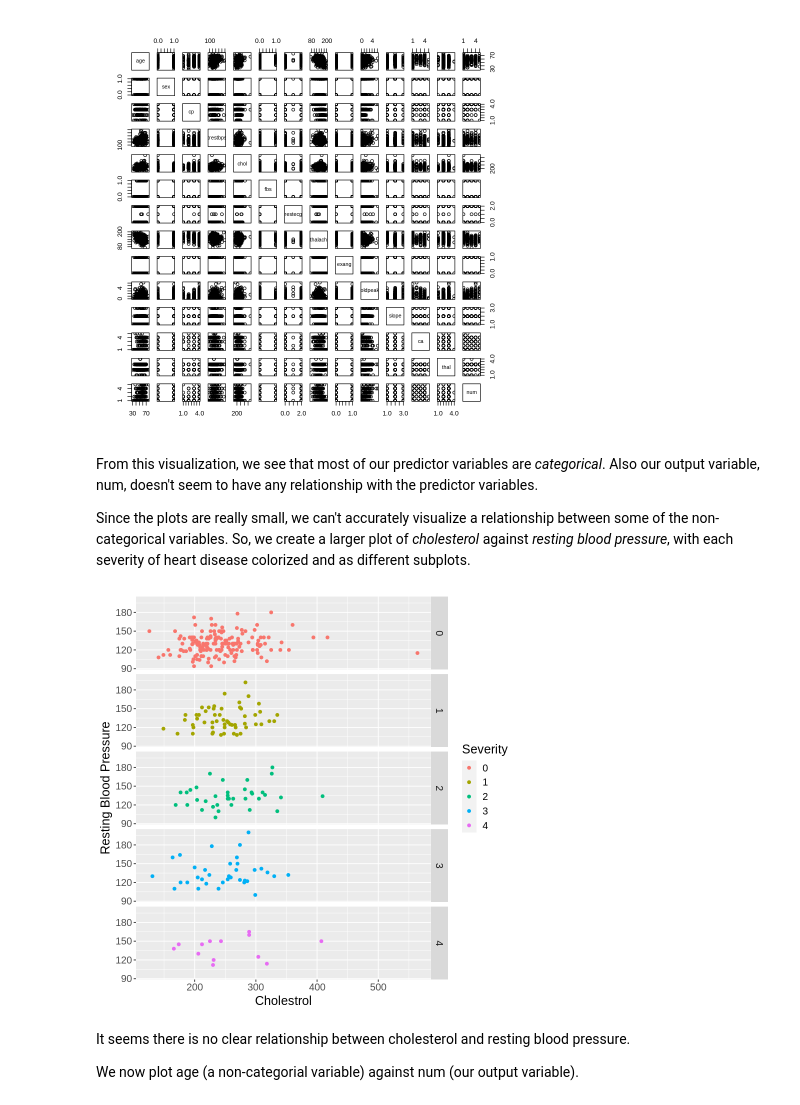
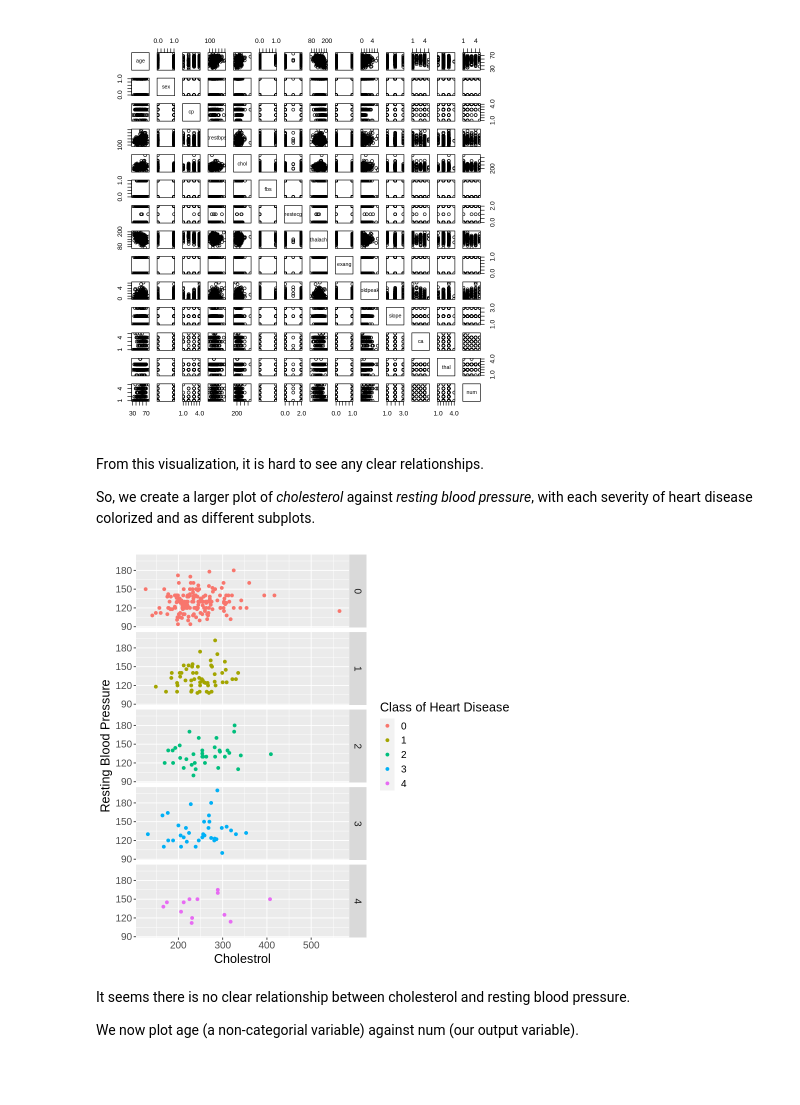
Before and after one commit to xenshreyas/Heart-Disease-Analysis, a Jupyter notebook: proposal.ipynb, the cells around one changed output. Saved outputs shown, nothing was run; the diff lists cells and outputs as text; code cells hidden in the pictures; blank space fills up the shorter version.

```diff
--- a/proposal.ipynb
+++ b/proposal.ipynb
@@ -59,19 +60,19 @@ pairs(cleveland_data)
 # %% [output]
 [figure]
 # %% [markdown]
-From this visualization, we see that most of our predictor variables are _categorical_. Also our output variable, num, doesn't seem to have any relationship with the predictor variables.
+From this visualization, it is hard to see any clear relationships.
 
-Since the plots are really small, we can't accurately visualize a relationship between some of the non-categorical variables. So, we create a larger plot of _cholesterol_ against _resting blood pressure_, with each severity of heart disease colorized and as different subplots.
+So, we create a larger plot of _cholesterol_ against _resting blood pressure_, with each severity of heart disease colorized and as different subplots.
 # %%
 chol_vs_trestbps <- cleveland_data |>
                     ggplot(aes(x = chol, y = trestbps, color = num)) +
                     geom_point() +
                     facet_grid(rows = vars(num)) +
-                    labs(x = "Cholestrol", y = "Resting Blood Pressure", color = "Severity") +
+                    labs(x = "Cholestrol", y = "Resting Blood Pressure", color = "Class of Heart Disease") +
                     theme(text = element_text(size = 15))
 chol_vs_trestbps
 # %% [output]
-[figure, old version]
+[figure, new version]
 # %% [markdown]
 It seems there is no clear relationship between cholesterol and resting blood pressure.
 
```
Also changed, not shown: parts of 8 cells of this notebook.
